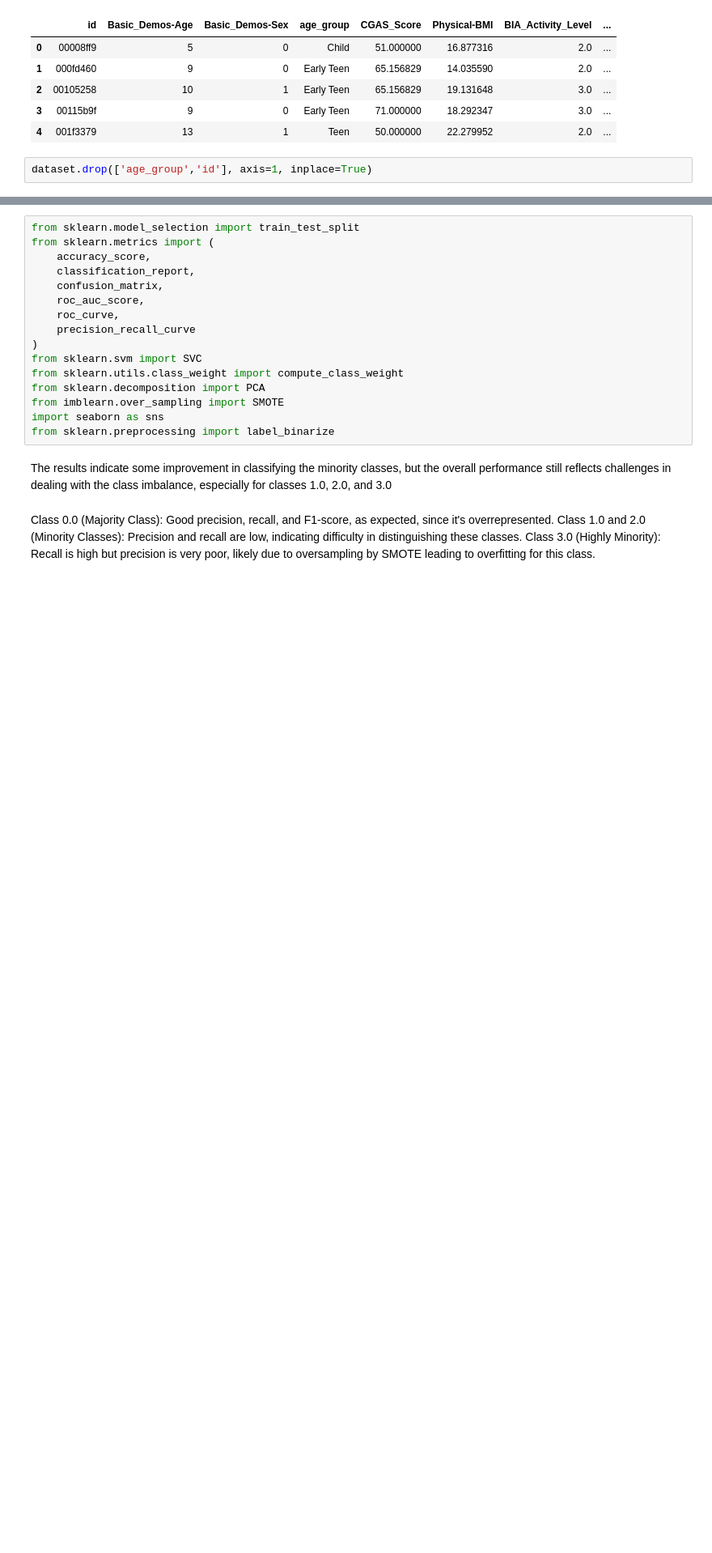
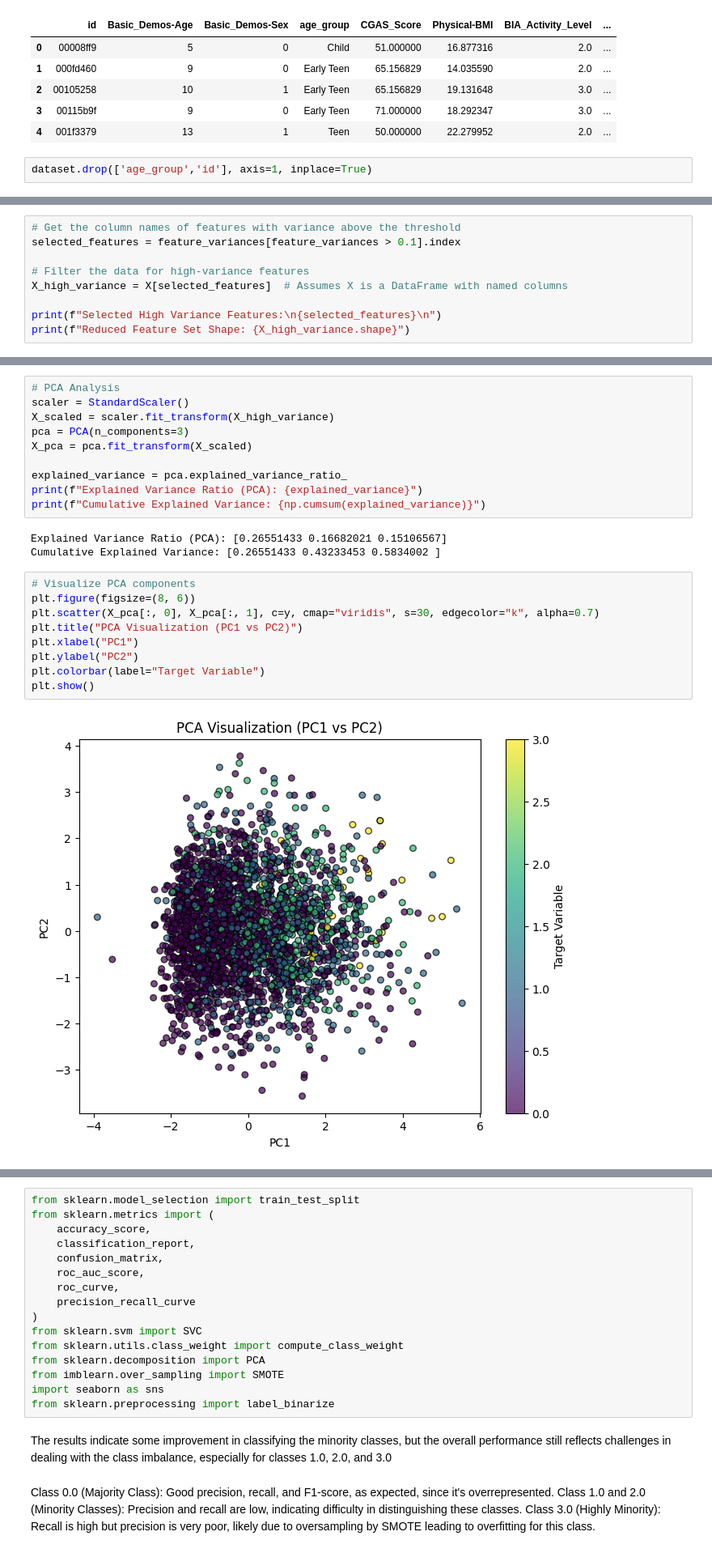
Before and after one commit to Nandana-Chigaterappa-HemanthKumar/PulseNet, a Jupyter notebook: svm-model-implementation.ipynb, the cells around one changed output, grey strips where cells are left out. Shown at 81% size. Cells and saved outputs as stored; diff of their text form; blank space fills up the shorter version.

```diff
--- a/svm-model-implementation.ipynb
+++ b/svm-model-implementation.ipynb
@@ -25,0 +73,9 @@ dataset.drop(['age_group','id'], axis=1, inplace=True)
+# %%
+# Get the column names of features with variance above the threshold
+selected_features = feature_variances[feature_variances > 0.1].index
+
+# Filter the data for high-variance features
+X_high_variance = X[selected_features]  # Assumes X is a DataFrame with named columns
+
+print(f"Selected High Variance Features:\n{selected_features}\n")
+print(f"Reduced Feature Set Shape: {X_high_variance.shape}")
@@ -25,0 +111,24 @@ dataset.drop(['age_group','id'], axis=1, inplace=True)
+# %%
+# PCA Analysis
+scaler = StandardScaler()
+X_scaled = scaler.fit_transform(X_high_variance)
+pca = PCA(n_components=3)
+X_pca = pca.fit_transform(X_scaled)
+
+explained_variance = pca.explained_variance_ratio_
+print(f"Explained Variance Ratio (PCA): {explained_variance}")
+print(f"Cumulative Explained Variance: {np.cumsum(explained_variance)}")
+# %% [output]
+Explained Variance Ratio (PCA): [0.26551433 0.16682021 0.15106567]
+Cumulative Explained Variance: [0.26551433 0.43233453 0.5834002 ]
+# %%
+# Visualize PCA components
+plt.figure(figsize=(8, 6))
+plt.scatter(X_pca[:, 0], X_pca[:, 1], c=y, cmap="viridis", s=30, edgecolor="k", alpha=0.7)
+plt.title("PCA Visualization (PC1 vs PC2)")
+plt.xlabel("PC1")
+plt.ylabel("PC2")
+plt.colorbar(label="Target Variable")
+plt.show()
+# %% [output]
+[figure, added]
```
Also changed, not shown: parts of 14 cells of this notebook.
